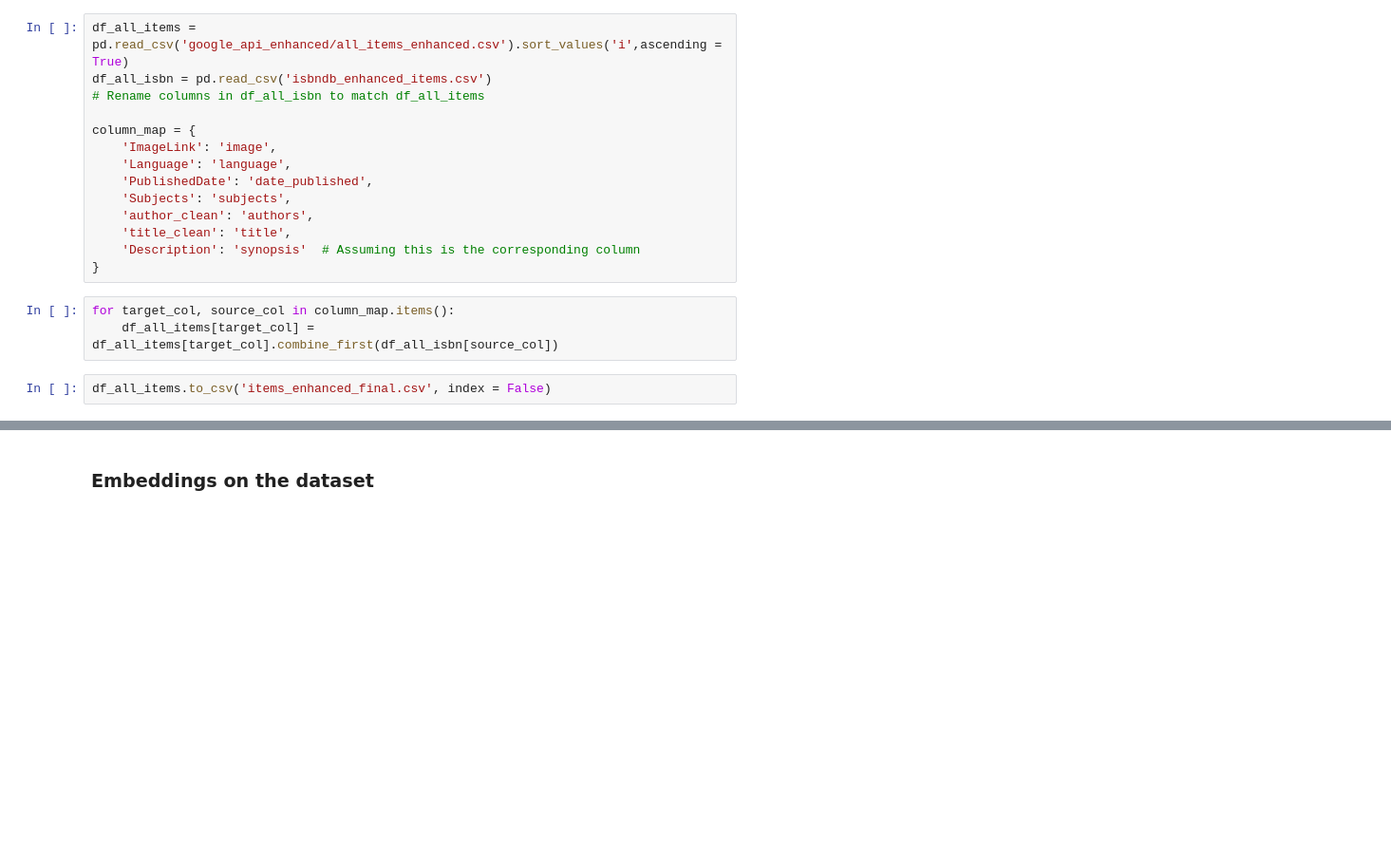
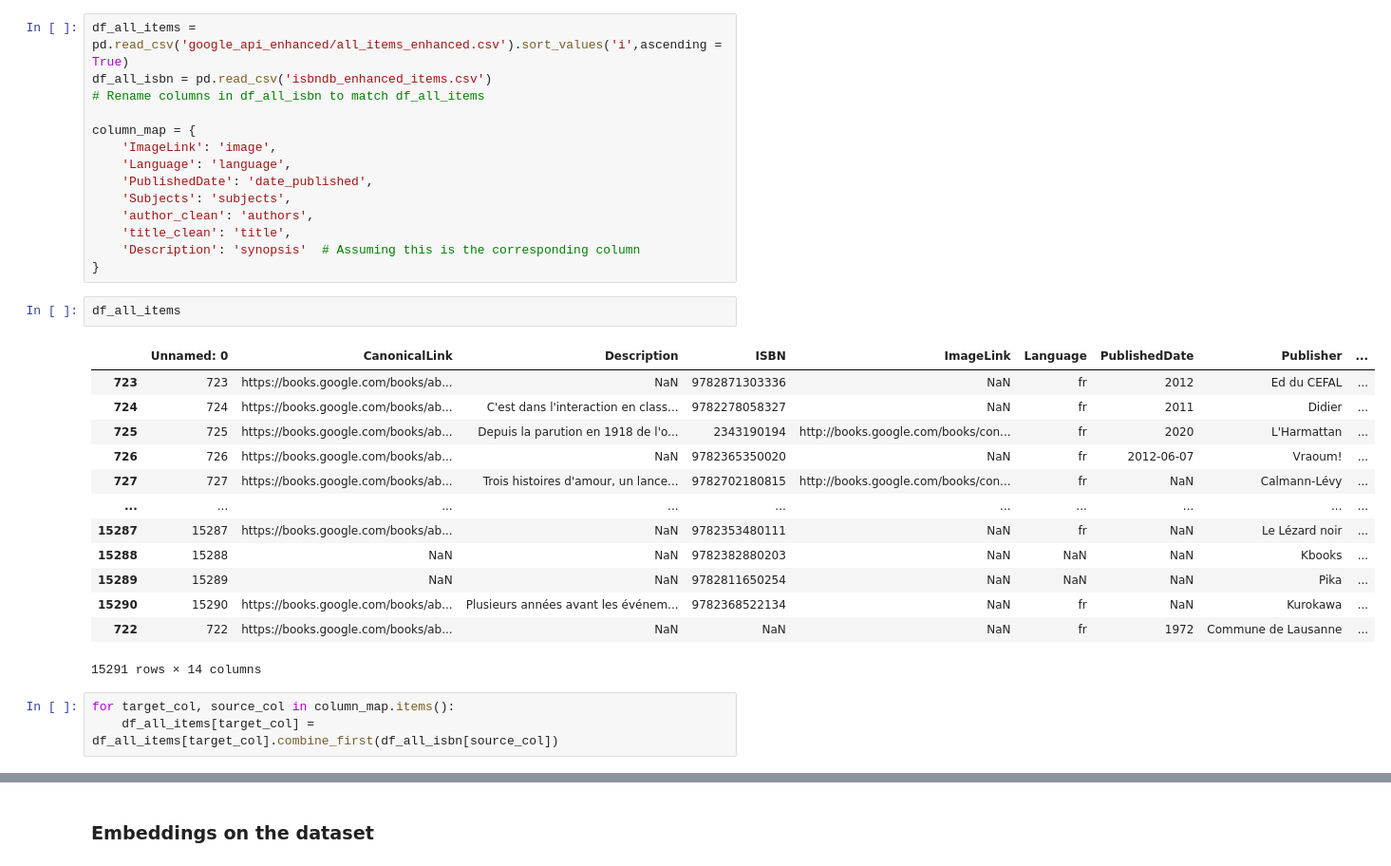
Before and after one commit to ML-brooowss/ML, a Jupyter notebook: data_enhancing.ipynb, the cells around one changed output, grey strips where cells are left out. Shown: that part at 95% size. Drawn from its saved outputs; the diff is of its cells as text; blank space fills up the shorter version.

```diff
--- a/data_enhancing.ipynb
+++ b/data_enhancing.ipynb
@@ -544,8 +544,22 @@ column_map = {
     'title_clean': 'title',
     'Description': 'synopsis'  # Assuming this is the corresponding column
 }
+# %%
+df_all_items
+# %% [output]
+|  | Unnamed: 0 | CanonicalLink | Description | ISBN | ImageLink | Language | PublishedDate | Publisher | ... |
+| 723 | 723 | https://books.google.com/books/ab... | NaN | 9782871303336 | NaN | fr | 2012 | Ed du CEFAL | ... |
+| 724 | 724 | https://books.google.com/books/ab... | C'est dans l'interaction en class... | 9782278058327 | NaN | fr | 2011 | Didier | ... |
+| 725 | 725 | https://books.google.com/books/ab... | Depuis la parution en 1918 de l'o... | 2343190194 | http://books.google.com/books/con... | fr | 2020 | L'Harmattan | ... |
+| 726 | 726 | https://books.google.com/books/ab... | NaN | 9782365350020 | NaN | fr | 2012-06-07 | Vraoum! | ... |
+| 727 | 727 | https://books.google.com/books/ab... | Trois histoires d'amour, un lance... | 9782702180815 | http://books.google.com/books/con... | fr | NaN | Calmann-Lévy | ... |
+| ... | ... | ... | ... | ... | ... | ... | ... | ... | ... |
+| 15287 | 15287 | https://books.google.com/books/ab... | NaN | 9782353480111 | NaN | fr | NaN | Le Lézard noir | ... |
+| 15288 | 15288 | NaN | NaN | 9782382880203 | NaN | NaN | NaN | Kbooks | ... |
+| 15289 | 15289 | NaN | NaN | 9782811650254 | NaN | NaN | NaN | Pika | ... |
+| 15290 | 15290 | https://books.google.com/books/ab... | Plusieurs années avant les événem... | 9782368522134 | NaN | fr | NaN | Kurokawa | ... |
+| 722 | 722 | https://books.google.com/books/ab... | NaN | NaN | NaN | fr | 1972 | Commune de Lausanne | ... |
+15291 rows × 14 columns
 # %%
 for target_col, source_col in column_map.items():
     df_all_items[target_col] = df_all_items[target_col].combine_first(df_all_isbn[source_col])
-# %%
-df_all_items.to_csv('items_enhanced_final.csv', index = False)
```
Also changed, not shown: parts of 1 cell of this notebook, 5 other files.
